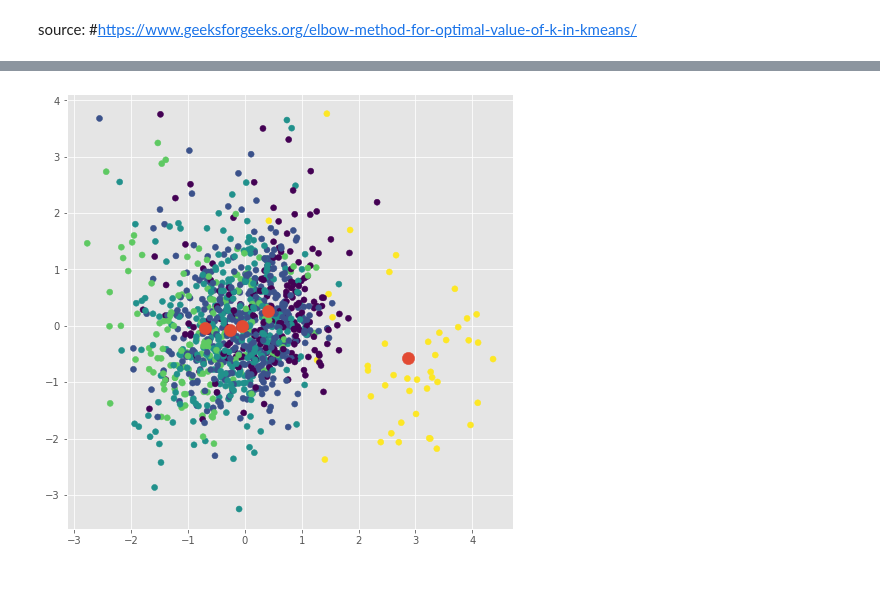
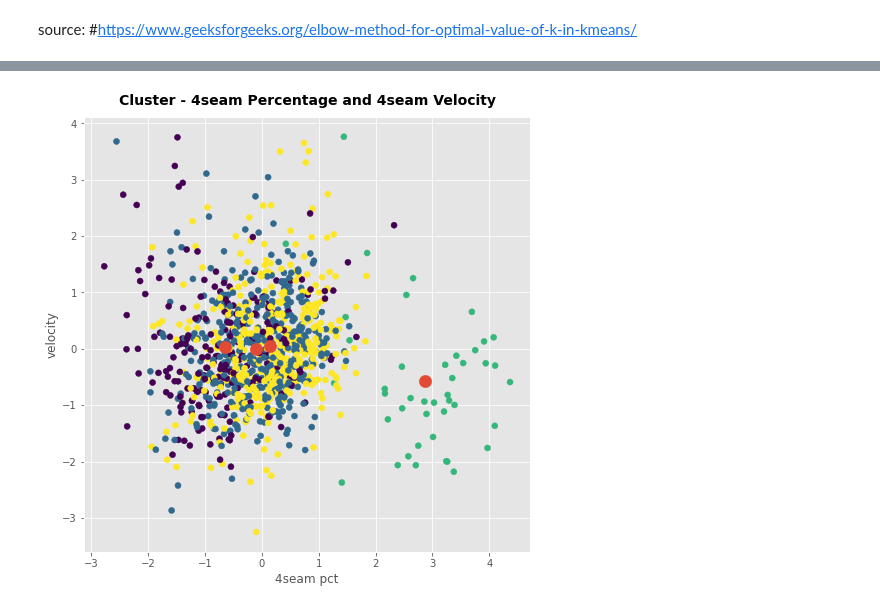
Before and after one commit to anthonyzurke/sabermetrics, a Jupyter notebook: code/pitch-modeling.ipynb, the cells around one changed output, grey strips where cells are left out. Cells and saved outputs as stored; diff of their text form; code cells hidden in the pictures; blank space fills up the shorter version.

```diff
--- a/code/pitch-modeling.ipynb
+++ b/code/pitch-modeling.ipynb
@@ -212,7 +213,7 @@ plt.title('The Elbow Method using Inertia', fontsize = 14, fontweight = 'bold',
 # %% [markdown]
 source: #https://www.geeksforgeeks.org/elbow-method-for-optimal-value-of-k-in-kmeans/
 # %%
-km = KMeans(n_clusters = 5,
+km = KMeans(n_clusters = 4,
             random_state = 0)
 
 km.fit(pitch_df)
@@ -421,11 +420,17 @@ plt.scatter(cen_edge,
 # %%
 plt.figure(figsize = (8, 8))
 
 plt.scatter(pitch_df['4seam%'], pitch_df['4seam_velo'],
             c = pitch_df['label']);
 plt.scatter(cen_4seam_pct,
             cen_4seam_velo,
-            marker = 'o', s = 150);
-#plt.savefig('4seam pct and 4seam velo.png')
+            marker = 'o', s = 150)
+plt.xlabel('4seam pct', fontsize = 12)
+plt.ylabel('velocity', fontsize = 12)
+plt.title('Cluster - 4seam Percentage and 4seam Velocity',
+          fontsize = 14, fontweight = 'bold',
+          pad = 12);
+
+#plt.savefig('4seam pct and 4seam velo cluster.png')
 # %% [output]
-[figure, old version]
+[figure, new version]
```
Also changed, not shown: parts of 19 cells of this notebook, 13 other files.
